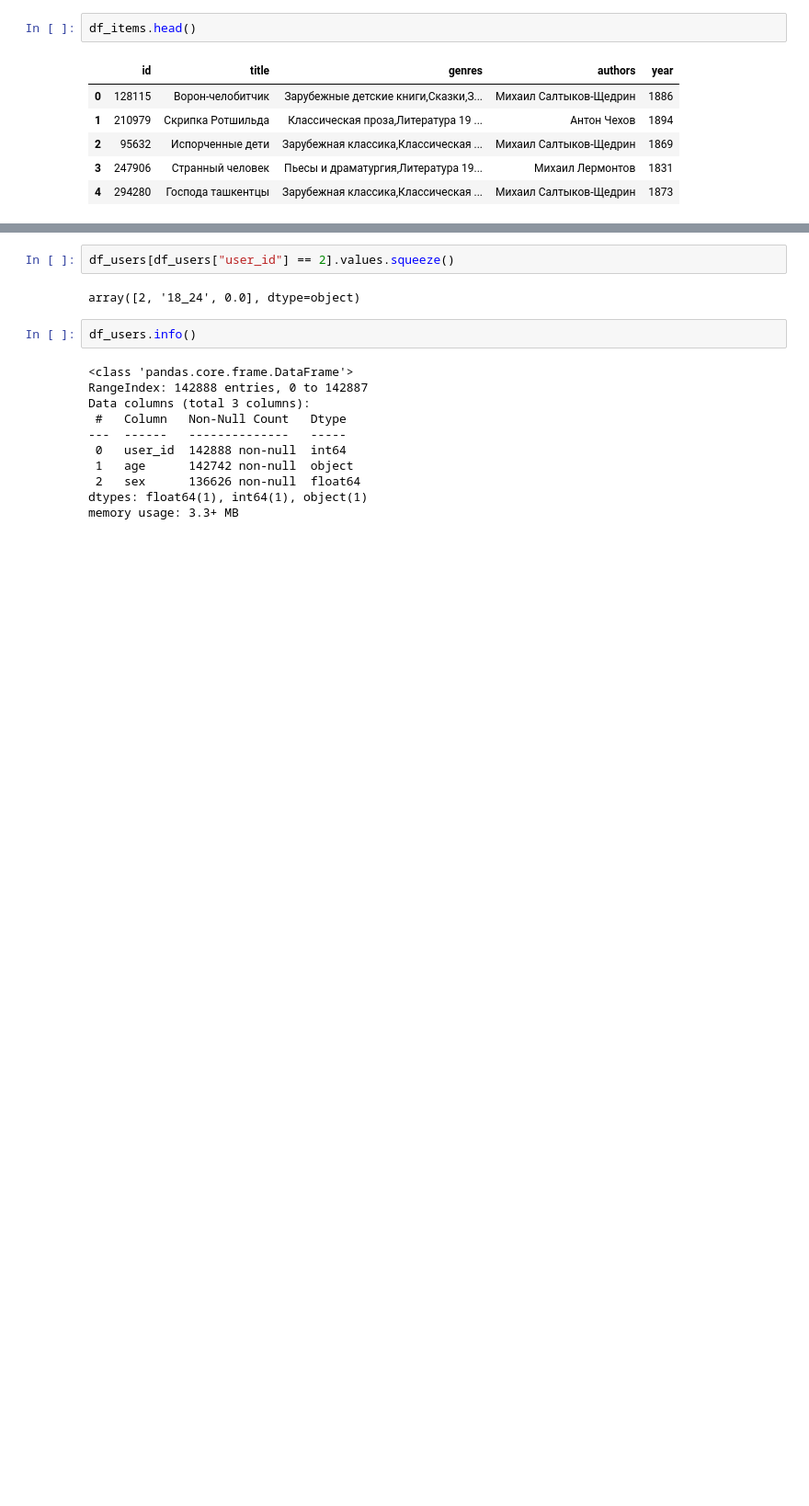
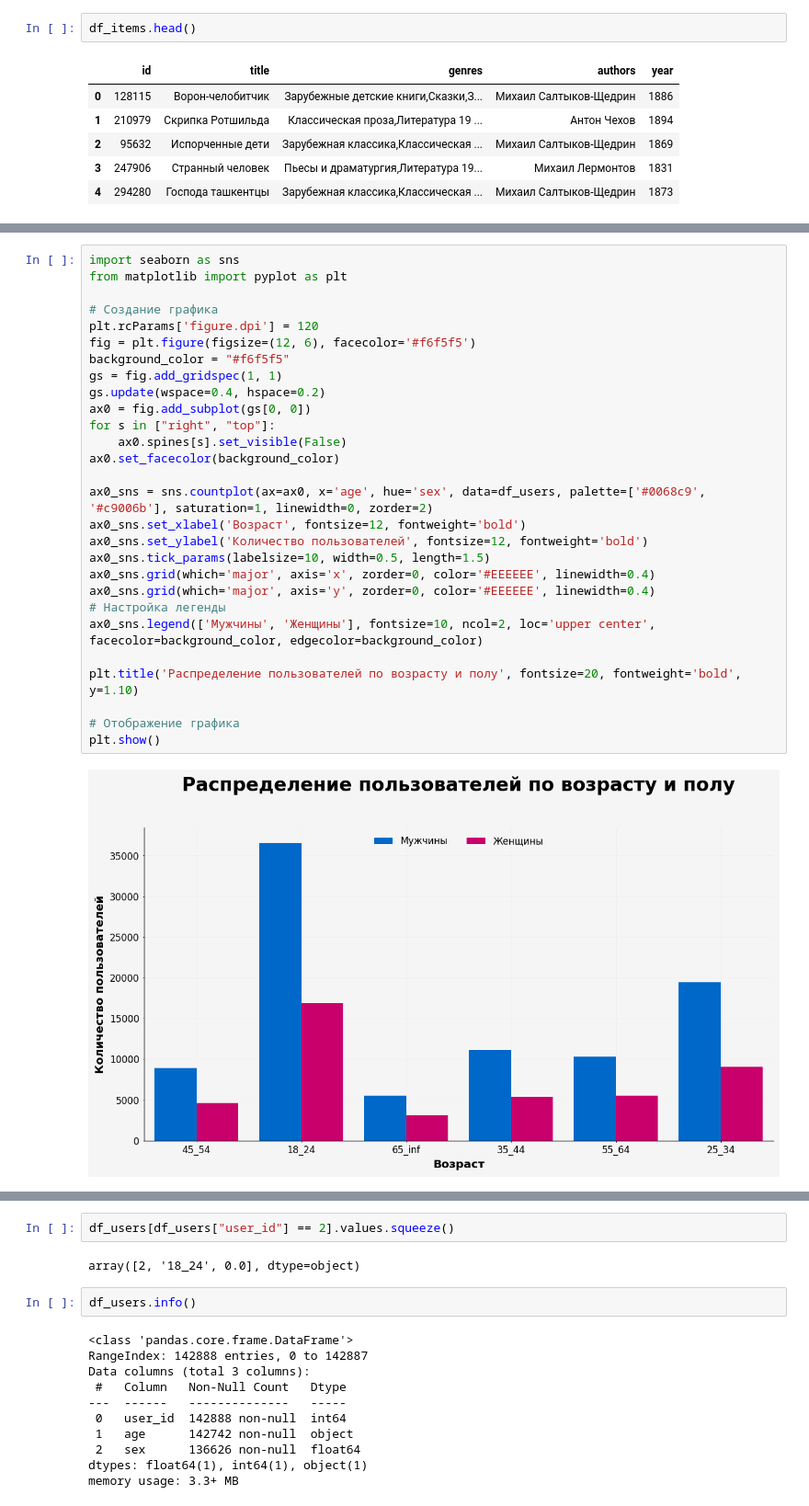
Before and after one commit to torchme/mfdp, a Jupyter notebook: research/Untitled.ipynb, the cells around one changed output, grey strips where cells are left out. Shown at 92% size. Saved outputs shown, nothing was run; the diff lists cells and outputs as text; blank space fills up the shorter version.

```diff
--- a/research/Untitled.ipynb
+++ b/research/Untitled.ipynb
@@ -43,0 +137,30 @@ df.head()
+# %%
+import seaborn as sns
+from matplotlib import pyplot as plt
+
+# Создание графика
+plt.rcParams['figure.dpi'] = 120
+fig = plt.figure(figsize=(12, 6), facecolor='#f6f5f5')
+background_color = "#f6f5f5"
+gs = fig.add_gridspec(1, 1)
+gs.update(wspace=0.4, hspace=0.2)
+ax0 = fig.add_subplot(gs[0, 0])
+for s in ["right", "top"]:
+    ax0.spines[s].set_visible(False)
+ax0.set_facecolor(background_color)
+
+ax0_sns = sns.countplot(ax=ax0, x='age', hue='sex', data=df_users, palette=['#0068c9', '#c9006b'], saturation=1, linewidth=0, zorder=2)
+ax0_sns.set_xlabel('Возраст', fontsize=12, fontweight='bold')
+ax0_sns.set_ylabel('Количество пользователей', fontsize=12, fontweight='bold')
+ax0_sns.tick_params(labelsize=10, width=0.5, length=1.5)
+ax0_sns.grid(which='major', axis='x', zorder=0, color='#EEEEEE', linewidth=0.4)
+ax0_sns.grid(which='major', axis='y', zorder=0, color='#EEEEEE', linewidth=0.4)
+# Настройка легенды
+ax0_sns.legend(['Мужчины', 'Женщины'], fontsize=10, ncol=2, loc='upper center', facecolor=background_color, edgecolor=background_color)
+
+plt.title('Распределение пользователей по возрасту и полу', fontsize=20, fontweight='bold', y=1.10)
+
+# Отображение графика
+plt.show()
+# %% [output]
+[figure, added]
```
Also changed, not shown: parts of 14 cells of this notebook, 1 other file.
